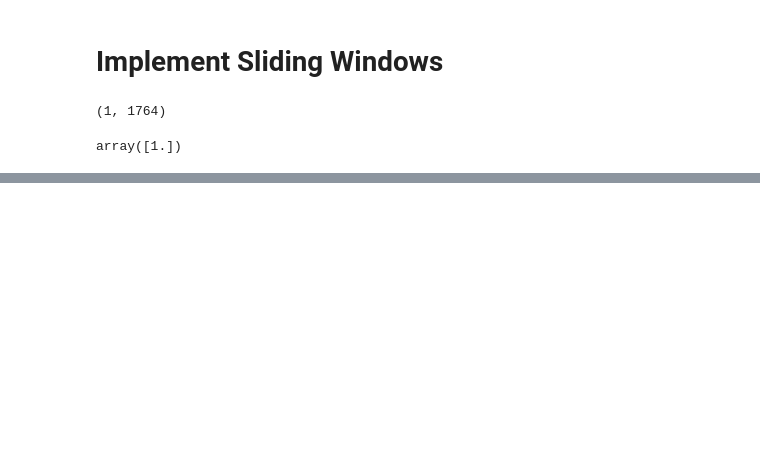
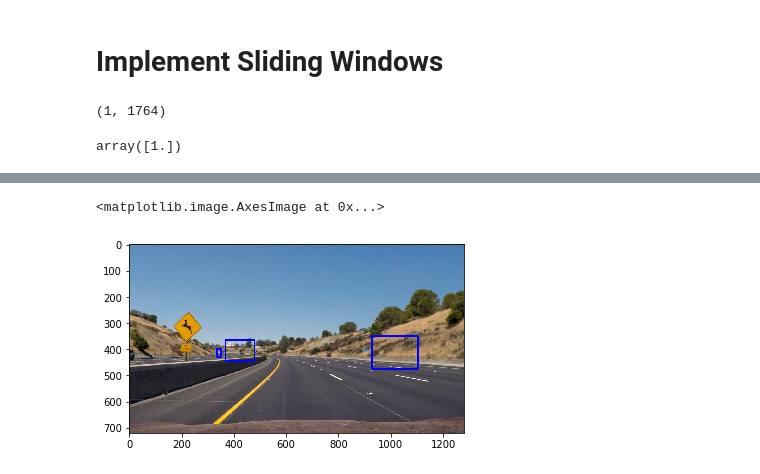
Before and after one commit to erik-rosen/CarND-Vehicle-Detection, a Jupyter notebook: vehicle_detection.ipynb, the cells around one changed output, grey strips where cells are left out. Drawn from its saved outputs; the diff is of its cells as text; code cells hidden in the pictures; blank space fills up the shorter version.

```diff
--- a/vehicle_detection.ipynb
+++ b/vehicle_detection.ipynb
@@ -259,0 +384,17 @@ plt.imshow(out_img)
+# %%
+# All together
+def find_car_pipeline(img, svc, X_scaler, orient, pix_per_cell, cell_per_block):
+    bb_list = find_cars_multiscale(img, svc, X_scaler, orient, pix_per_cell, cell_per_block)
+    heatmap = np.zeros(shape=img.shape[0:2], dtype=np.int8)
+    heatmap = add_heat(heatmap, bb_list)
+    heatmap = apply_threshold(heatmap, 3)
+    labels = label(heatmap)
+    draw_img = draw_labeled_bboxes(np.copy(img), labels)
+    return draw_img
+
+# Load image
+img = mpimg.imread('test_images/test2.jpg')
+plt.imshow(find_car_pipeline(img, svc, X_scaler, orient, pix_per_cell, cell_per_block))
+# %% [output]
+<matplotlib.image.AxesImage at 0x...>
+[figure, added]
```
Also changed, not shown: parts of 10 cells of this notebook, 1 other file.
